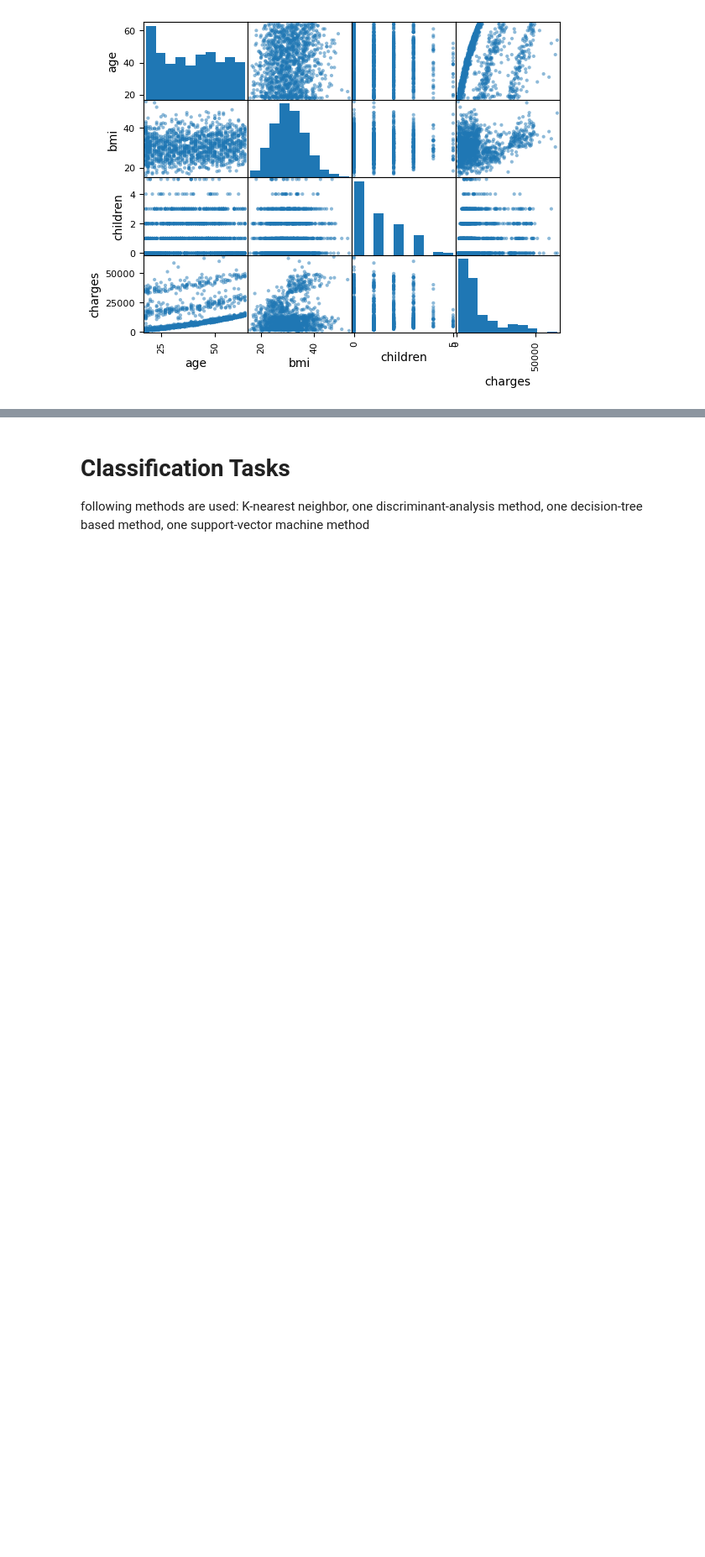
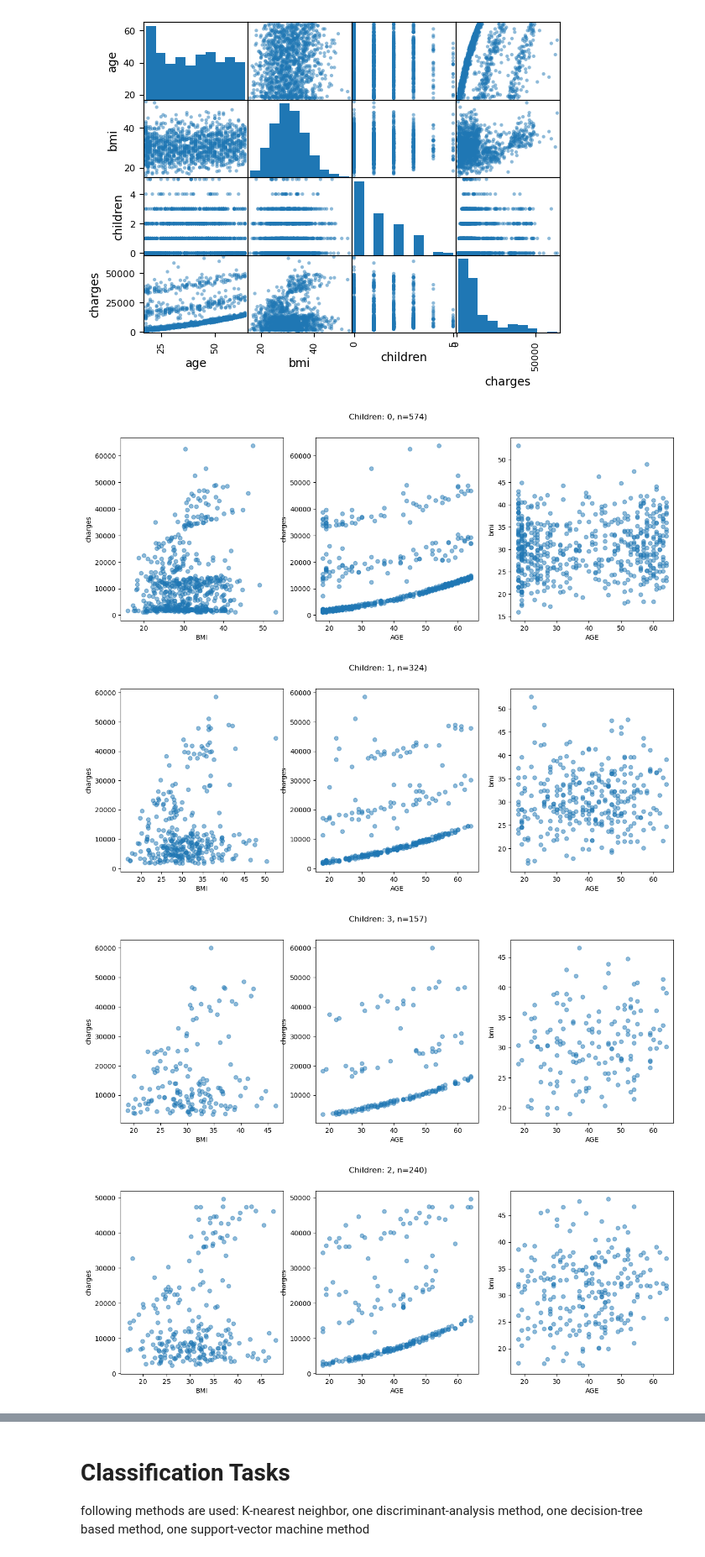
Before and after one commit to MisterSte/MLDA_Gruppenwerk, a Jupyter notebook: insurance.ipynb, the cells around one changed output, grey strips where cells are left out. Shown at 84% size. Saved outputs shown, nothing was run; the diff lists cells and outputs as text; code cells hidden in the pictures; blank space fills up the shorter version.

```diff
--- a/insurance.ipynb
+++ b/insurance.ipynb
@@ -77,3 +77,30 @@ array([[<Axes: xlabel='age', ylabel='age'>,
         <Axes: xlabel='children', ylabel='charges'>,
         <Axes: xlabel='charges', ylabel='charges'>]], dtype=object)
 [figure]
+# %%
+# Analysis: effect of number of children
+for i in pd.unique(df['children']):  # Iterate through all numbers of children (unique values)
+
+    # Challenge: Get only affected rows of dataframe
+
+    # Filter das df auf den aktuellen Wert i
+    subset = df[df['children'] == i]
+
+    # Scatterplot erstellen
+    fig, ax = plt.subplots(1, 3, figsize=(15, 5))
+    fig.suptitle(f"Children: {i}, n={len(subset)})")
+    ax[0].scatter(x = subset['bmi'], y=subset['charges'], alpha=0.5)
+    ax[0].set_xlabel('BMI')
+    ax[0].set_ylabel('charges')
+    ax[1].scatter(x = subset['age'], y=subset['charges'], alpha=0.5)
+    ax[1].set_xlabel('AGE')
+    ax[1].set_ylabel('charges')
+    ax[2].scatter(x = subset['age'], y=subset['bmi'], alpha=0.5)
+    ax[2].set_xlabel('AGE')
+    ax[2].set_ylabel('bmi')
+    plt.show()
+# %% [output]
+[figure, added]
+[figure, added]
+[figure, added]
+[figure, added]
```
Also changed, not shown: parts of 3 cells of this notebook, 3 other files.
